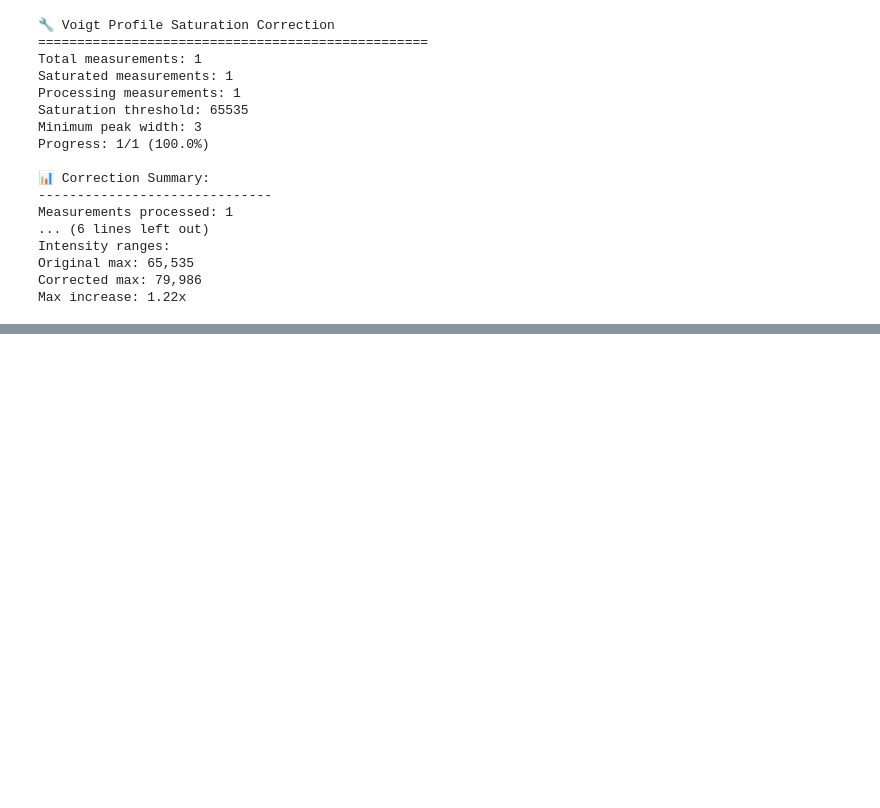
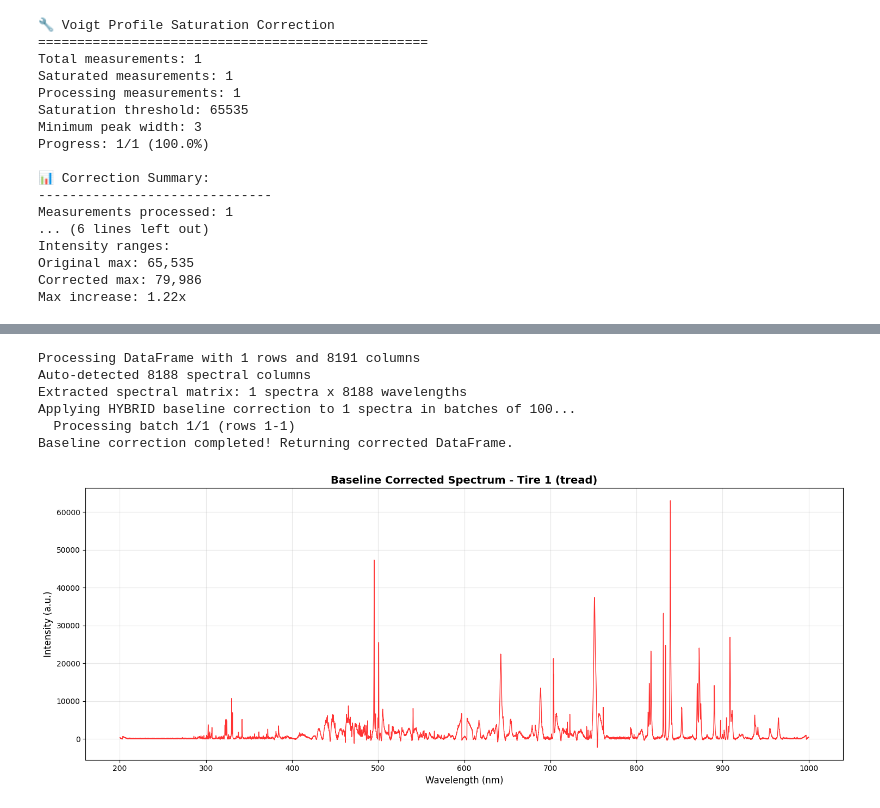
Before and after one commit to milkshake23/ML-LIBS-classificatie, a Jupyter notebook: Eindpresentatie.ipynb, the cells around one changed output, grey strips where cells are left out. Saved outputs shown, nothing was run; the diff lists cells and outputs as text; code cells hidden in the pictures; blank space fills up the shorter version.

```diff
--- a/Eindpresentatie.ipynb
+++ b/Eindpresentatie.ipynb
@@ -115,0 +112,39 @@ plot_single_spectrum(
+# %%
+from utils.baseline_correction_functions import apply_baseline_correction_to_dataframe
+
+single_tire_data_baseline_corrected = apply_baseline_correction_to_dataframe(
+    df=single_tire_data_voigt)
+
+# Extract only the numeric wavelength columns
+non_feature_cols = ['tire_number', 'origin', 'measurement_id']
+
+# Get all numeric columns (wavelengths)
+wavelength_columns = [col for col in single_tire_data_baseline_corrected.columns
+                      if col not in non_feature_cols]
+
+# Extract wavelengths and intensities
+wavelengths = np.array([float(col) for col in wavelength_columns])
+intensities = single_tire_data_baseline_corrected[wavelength_columns].values.flatten()
+
+# Get metadata for the title
+tire_num = single_tire_data_baseline_corrected['tire_number'].values[0]
+origin = single_tire_data_baseline_corrected['origin'].values[0]
+
+# Now plot
+fig, ax = plt.subplots(figsize=(15, 6))
+ax.plot(wavelengths, intensities, linewidth=1, color='red', alpha=0.8)
+ax.set_xlabel('Wavelength (nm)', fontsize=12)
+ax.set_ylabel('Intensity (a.u.)', fontsize=12)
+ax.set_title(f'Baseline Corrected Spectrum - Tire {tire_num} ({origin})',
+             fontsize=14, fontweight='bold')
+ax.grid(True, alpha=0.3)
+plt.tight_layout()
+plt.show()
+# %% [output]
+Processing DataFrame with 1 rows and 8191 columns
+Auto-detected 8188 spectral columns
+Extracted spectral matrix: 1 spectra x 8188 wavelengths
+Applying HYBRID baseline correction to 1 spectra in batches of 100...
+  Processing batch 1/1 (rows 1-1)
+Baseline correction completed! Returning corrected DataFrame.
+[figure, added]
```
Also changed, not shown: parts of 6 cells of this notebook, 4 other files.
